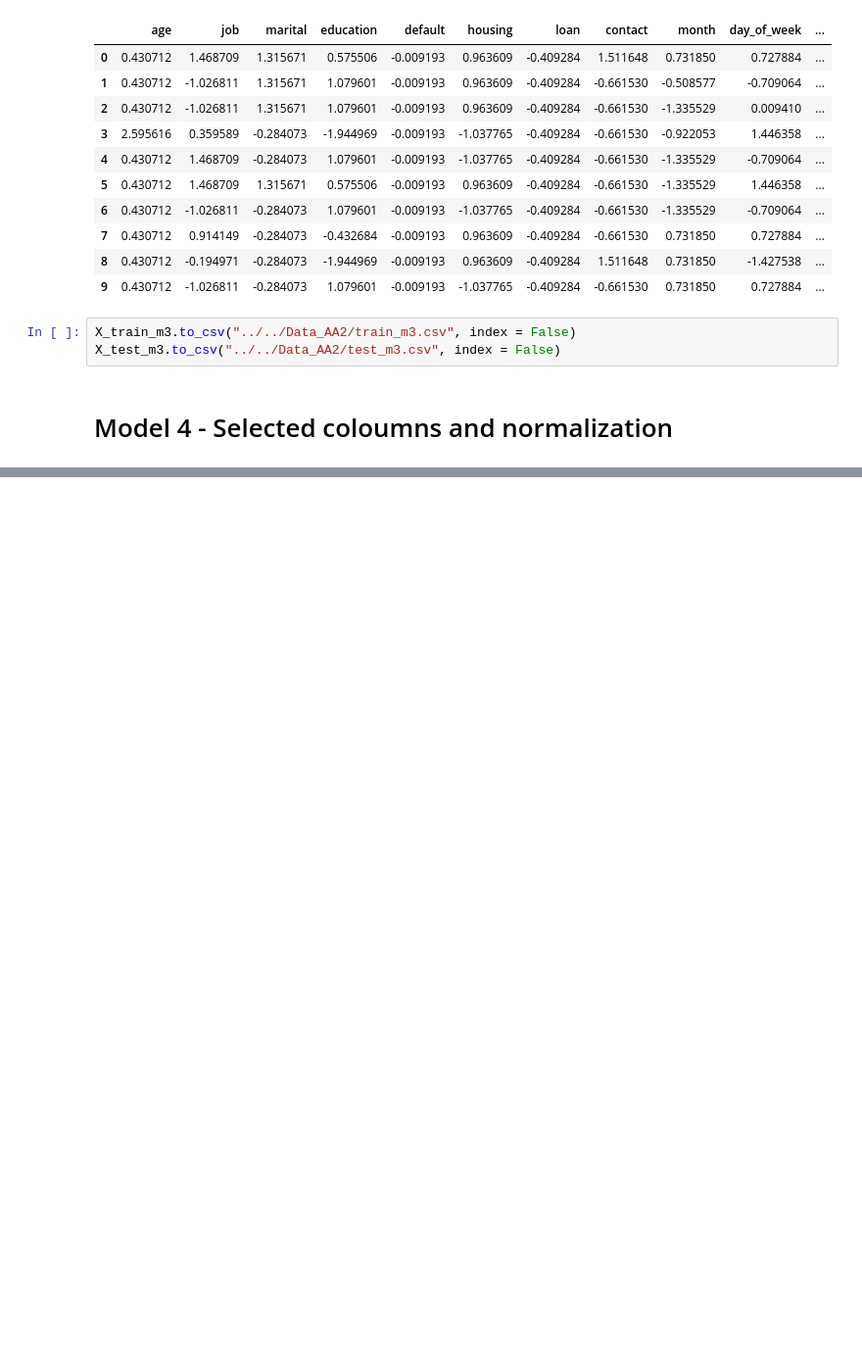
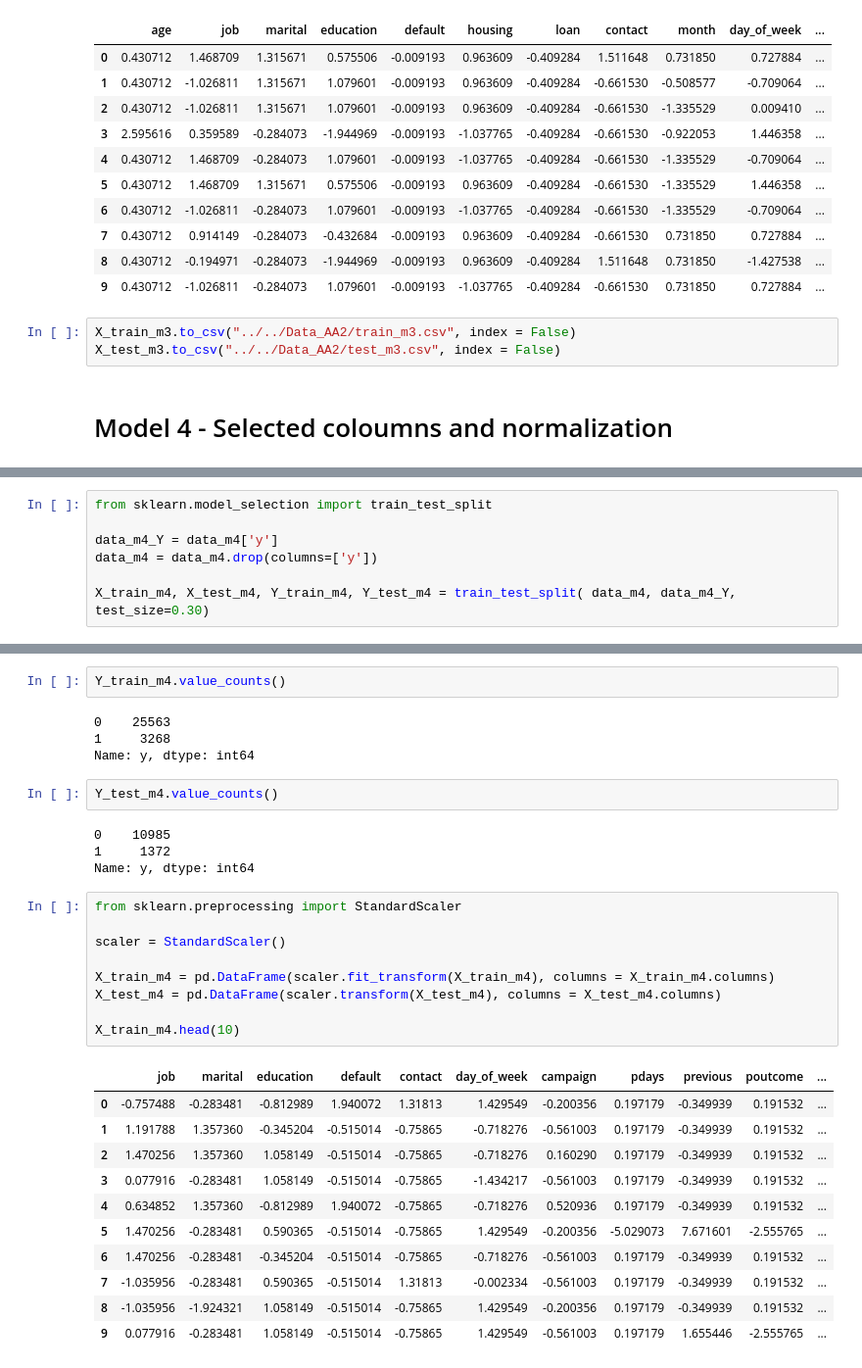
Before and after one commit to 13caroline/term-deposit-subscriptions, a Jupyter notebook: Data_Handling/Data_Preprocessing.ipynb, the cells around one changed output, grey strips where cells are left out. Shown at 98% size. Cells and saved outputs as stored; diff of their text form; blank space fills up the shorter version.

Commit message:
todos os modelos

```diff
--- a/Data_Handling/Data_Preprocessing.ipynb
+++ b/Data_Handling/Data_Preprocessing.ipynb
@@ -596,0 +649,7 @@ X_test_m3.to_csv("../../Data_AA2/test_m3.csv", index = False)
+# %%
+from sklearn.model_selection import train_test_split
+
+data_m4_Y = data_m4['y']
+data_m4 = data_m4.drop(columns=['y'])
+
+X_train_m4, X_test_m4, Y_train_m4, Y_test_m4 = train_test_split( data_m4, data_m4_Y, test_size=0.30)
@@ -596,0 +665,33 @@ X_test_m3.to_csv("../../Data_AA2/test_m3.csv", index = False)
+# %%
+Y_train_m4.value_counts()
+# %% [output]
+0    25563
+1     3268
+Name: y, dtype: int64
+# %%
+Y_test_m4.value_counts()
+# %% [output]
+0    10985
+1     1372
+Name: y, dtype: int64
+# %%
+from sklearn.preprocessing import StandardScaler
+
+scaler = StandardScaler()
+
+X_train_m4 = pd.DataFrame(scaler.fit_transform(X_train_m4), columns = X_train_m4.columns)
+X_test_m4 = pd.DataFrame(scaler.transform(X_test_m4), columns = X_test_m4.columns)
+
+X_train_m4.head(10)
+# %% [output]
+|  | job | marital | education | default | contact | day_of_week | campaign | pdays | previous | poutcome | ... |
+| 0 | -0.757488 | -0.283481 | -0.812989 | 1.940072 | 1.31813 | 1.429549 | -0.200356 | 0.197179 | -0.349939 | 0.191532 | ... |
+| 1 | 1.191788 | 1.357360 | -0.345204 | -0.515014 | -0.75865 | -0.718276 | -0.561003 | 0.197179 | -0.349939 | 0.191532 | ... |
+| 2 | 1.470256 | 1.357360 | 1.058149 | -0.515014 | -0.75865 | -0.718276 | 0.160290 | 0.197179 | -0.349939 | 0.191532 | ... |
+| 3 | 0.077916 | -0.283481 | 1.058149 | -0.515014 | -0.75865 | -1.434217 | -0.561003 | 0.197179 | -0.349939 | 0.191532 | ... |
+| 4 | 0.634852 | 1.357360 | -0.812989 | 1.940072 | -0.75865 | -0.718276 | 0.520936 | 0.197179 | -0.349939 | 0.191532 | ... |
+| 5 | 1.470256 | -0.283481 | 0.590365 | -0.515014 | -0.75865 | 1.429549 | -0.200356 | -5.029073 | 7.671601 | -2.555765 | ... |
+| 6 | 1.470256 | -0.283481 | -0.345204 | -0.515014 | -0.75865 | -0.718276 | -0.561003 | 0.197179 | -0.349939 | 0.191532 | ... |
+| 7 | -1.035956 | -0.283481 | 0.590365 | -0.515014 | 1.31813 | -0.002334 | -0.561003 | 0.197179 | -0.349939 | 0.191532 | ... |
+| 8 | -1.035956 | -1.924321 | 1.058149 | -0.515014 | -0.75865 | 1.429549 | -0.200356 | 0.197179 | -0.349939 | 0.191532 | ... |
+| 9 | 0.077916 | -0.283481 | 1.058149 | -0.515014 | -0.75865 | 1.429549 | -0.561003 | 0.197179 | 1.655446 | -2.555765 | ... |
```
Also changed, not shown: parts of 7 cells of this notebook.
